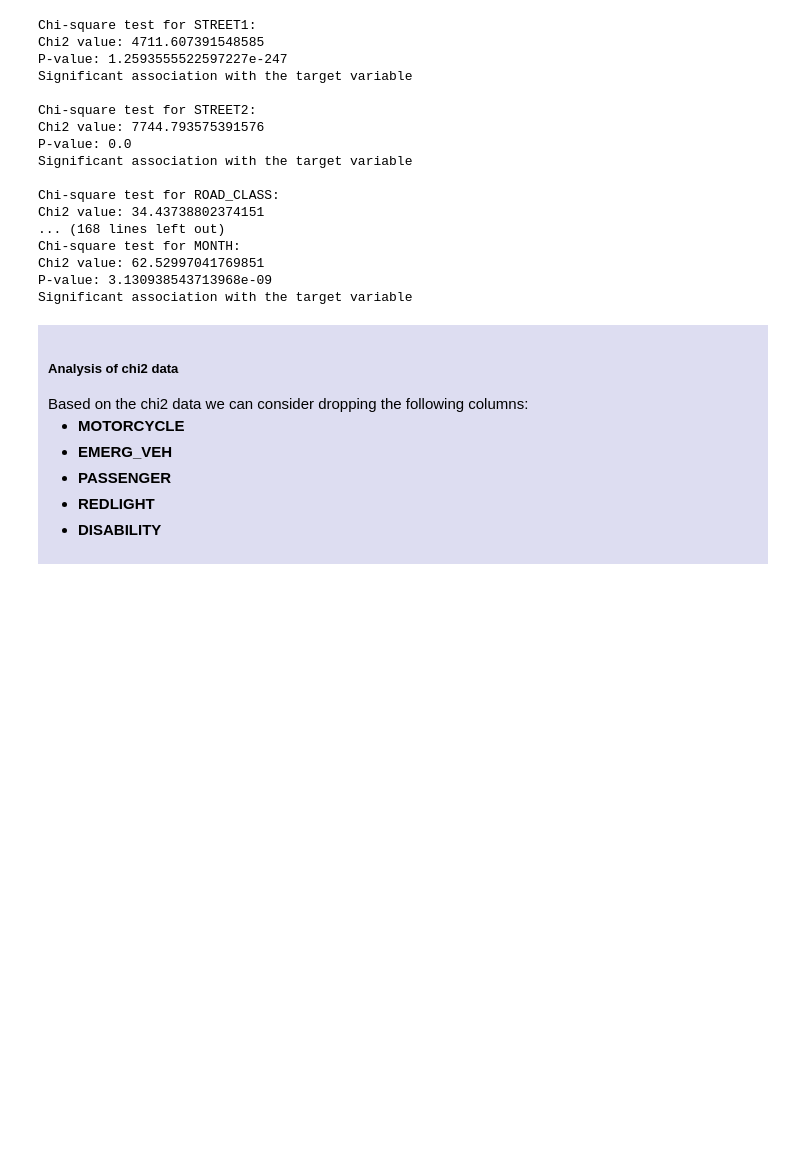
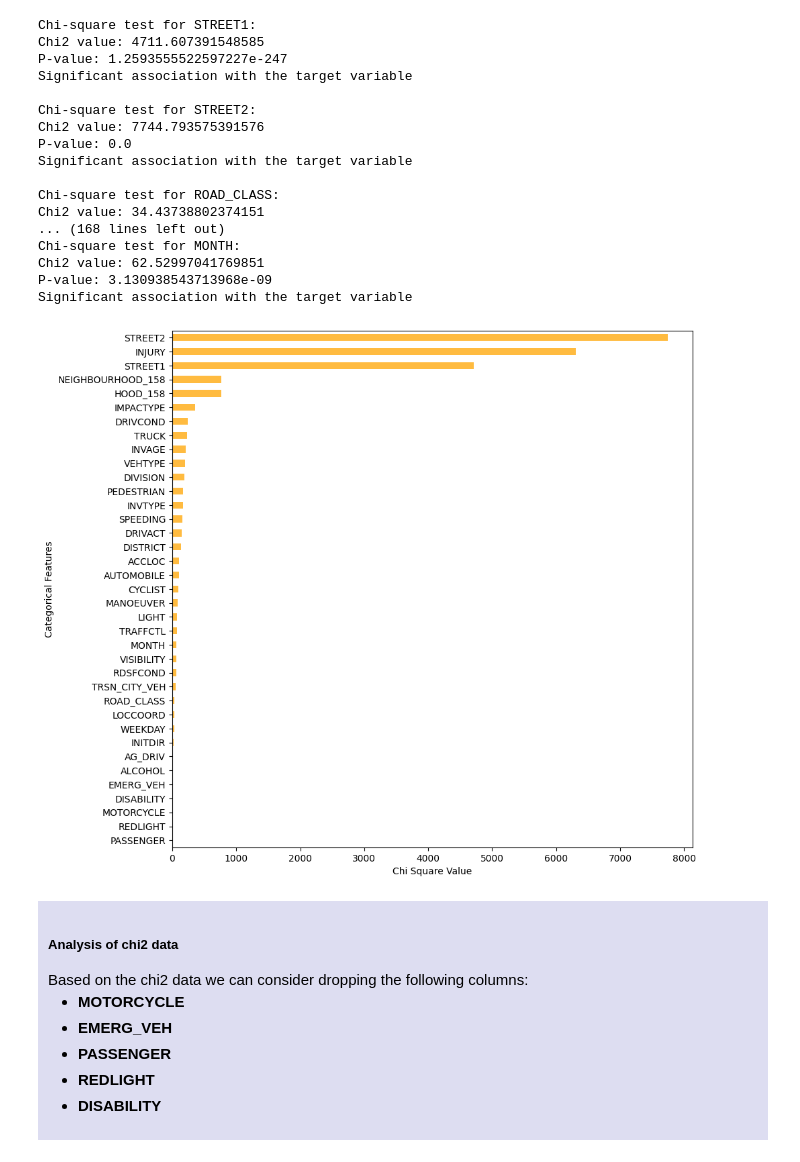
Before and after one commit to SalmaChaaban/COMP247_End_to_End_Project, a Jupyter notebook: GroupProjectv7.ipynb, the cells around one changed output. Saved outputs shown, nothing was run; the diff lists cells and outputs as text; code cells hidden in the pictures; blank space fills up the shorter version.

Commit message:
Added chi-squared graphs

```diff
--- a/GroupProjectv7.ipynb
+++ b/GroupProjectv7.ipynb
@@ -651,10 +651,13 @@ TRAFFCTL
 # For p-values smaller than significance level null hypotheses is rejected
 
 SIGNIFICANCE_LEVEL = 0.05
+chi_dict={}
 
 for column in categorical_df.drop(columns=['ACCLASS']).columns:
     contingency_table = pd.crosstab(categorical_df[column], categorical_df['ACCLASS'])
     chi2, p, dof, expected = chi2_contingency(contingency_table)
+    chi_dict[column] = chi2
+
     print("Chi-square test for " + Colors.BLUE + f"{column}:" + Colors.END)
     print(f"Chi2 value: {chi2}")
     print(f"P-value: {p}")
@@ -683,6 +686,19 @@ Chi-square test for MONTH:
 Chi2 value: 62.52997041769851
 P-value: 3.130938543713968e-09
 Significant association with the target variable
+# %%
+# Bar graph of chi-square values
+
+nd_chi = pd.Series(chi_dict)
+nd_chi_sorted = nd_chi.sort_values()
+
+plt.figure(figsize=(10, 10))
+nd_chi_sorted.plot(kind='barh', color='orange', alpha=0.75)
+plt.xlabel("Chi Square Value")
+plt.ylabel("Categorical Features")
+plt.show()
+# %% [output]
+[figure, added]
 # %% [markdown]
 <div style="background-color: rgba(120,120,200,0.25); padding: 10px;">
     <h5>Analysis of chi2 data<br></h5>
```
Also changed, not shown: parts of 7 cells of this notebook.
